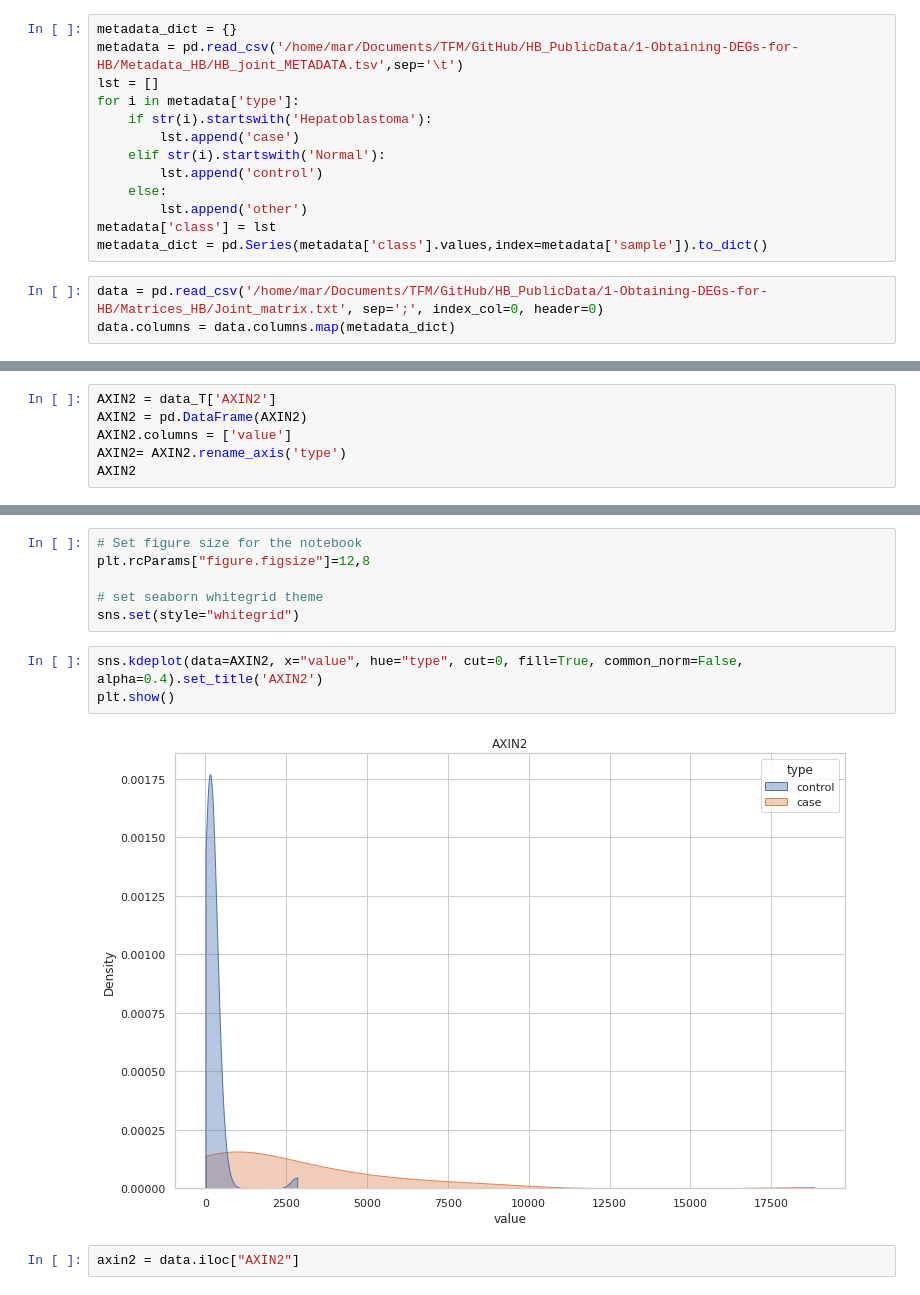
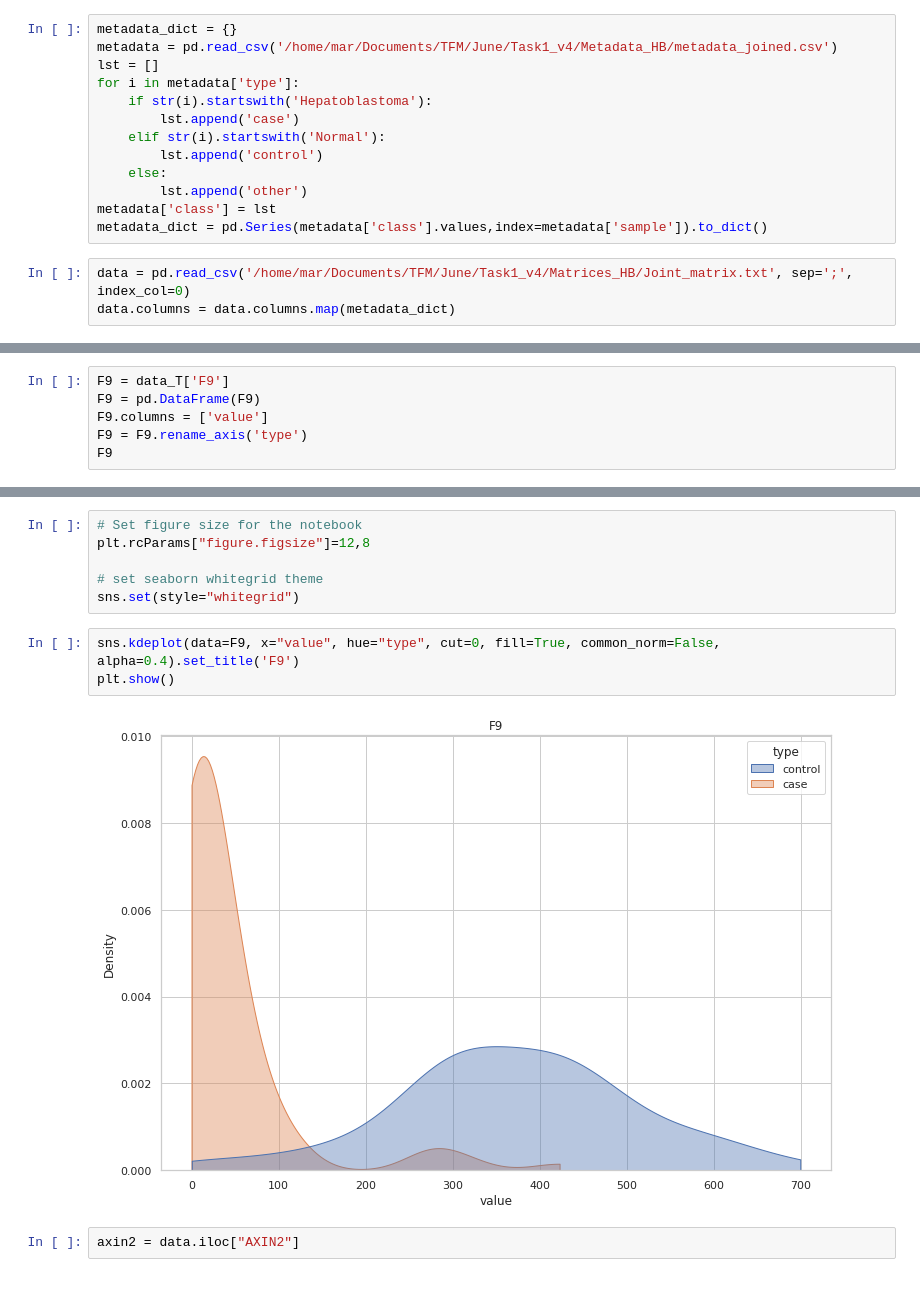
Before and after one commit to marbatlle/multiAffinity, a Jupyter notebook: 1-Obtaining-DEGs-for-HB/DEGs_HB/ES_Plots/ES_Visualization.ipynb, the cells around one changed output, grey strips where cells are left out. Saved outputs shown, nothing was run; the diff lists cells and outputs as text.

```diff
--- a/1-Obtaining-DEGs-for-HB/DEGs_HB/ES_Plots/ES_Visualization.ipynb
+++ b/1-Obtaining-DEGs-for-HB/DEGs_HB/ES_Plots/ES_Visualization.ipynb
@@ -5,7 +5,7 @@ import seaborn as sns
 import matplotlib.pyplot as plt
 # %%
 metadata_dict = {}
-metadata = pd.read_csv('/home/mar/Documents/TFM/GitHub/HB_PublicData/1-Obtaining-DEGs-for-HB/Metadata_HB/HB_joint_METADATA.tsv',sep='\t')
+metadata = pd.read_csv('/home/mar/Documents/TFM/June/Task1_v4/Metadata_HB/metadata_joined.csv')
 lst = []
 for i in metadata['type']:
     if str(i).startswith('Hepatoblastoma'):
@@ -17,7 +17,7 @@ for i in metadata['type']:
 metadata['class'] = lst
 metadata_dict = pd.Series(metadata['class'].values,index=metadata['sample']).to_dict()
 # %%
-data = pd.read_csv('/home/mar/Documents/TFM/GitHub/HB_PublicData/1-Obtaining-DEGs-for-HB/Matrices_HB/Joint_matrix.txt', sep=';', index_col=0, header=0)
+data = pd.read_csv('/home/mar/Documents/TFM/June/Task1_v4/Matrices_HB/Joint_matrix.txt', sep=';', index_col=0)
 data.columns = data.columns.map(metadata_dict)
 # %%
 data_T = data.transpose()
@@ -33,11 +33,11 @@ data_T.head()
 # %% [markdown]
 ### AXIN2
 # %%
-AXIN2 = data_T['AXIN2']
-AXIN2 = pd.DataFrame(AXIN2)
-AXIN2.columns = ['value']
-AXIN2= AXIN2.rename_axis('type')
-AXIN2
+F9 = data_T['F9']
+F9 = pd.DataFrame(F9)
+F9.columns = ['value']
+F9 = F9.rename_axis('type')
+F9
 # %% [output]
 |  | value |
 | type |  |
@@ -60,10 +60,10 @@ plt.rcParams["figure.figsize"]=12,8
 # set seaborn whitegrid theme
 sns.set(style="whitegrid")
 # %%
-sns.kdeplot(data=AXIN2, x="value", hue="type", cut=0, fill=True, common_norm=False, alpha=0.4).set_title('AXIN2')
+sns.kdeplot(data=F9, x="value", hue="type", cut=0, fill=True, common_norm=False, alpha=0.4).set_title('F9')
 plt.show()
 # %% [output]
-[figure, old version]
+[figure, new version]
 # %%
 axin2 = data.iloc["AXIN2"]
 # %%
```
Also changed, not shown: parts of 2 cells of this notebook, 28 other files.
